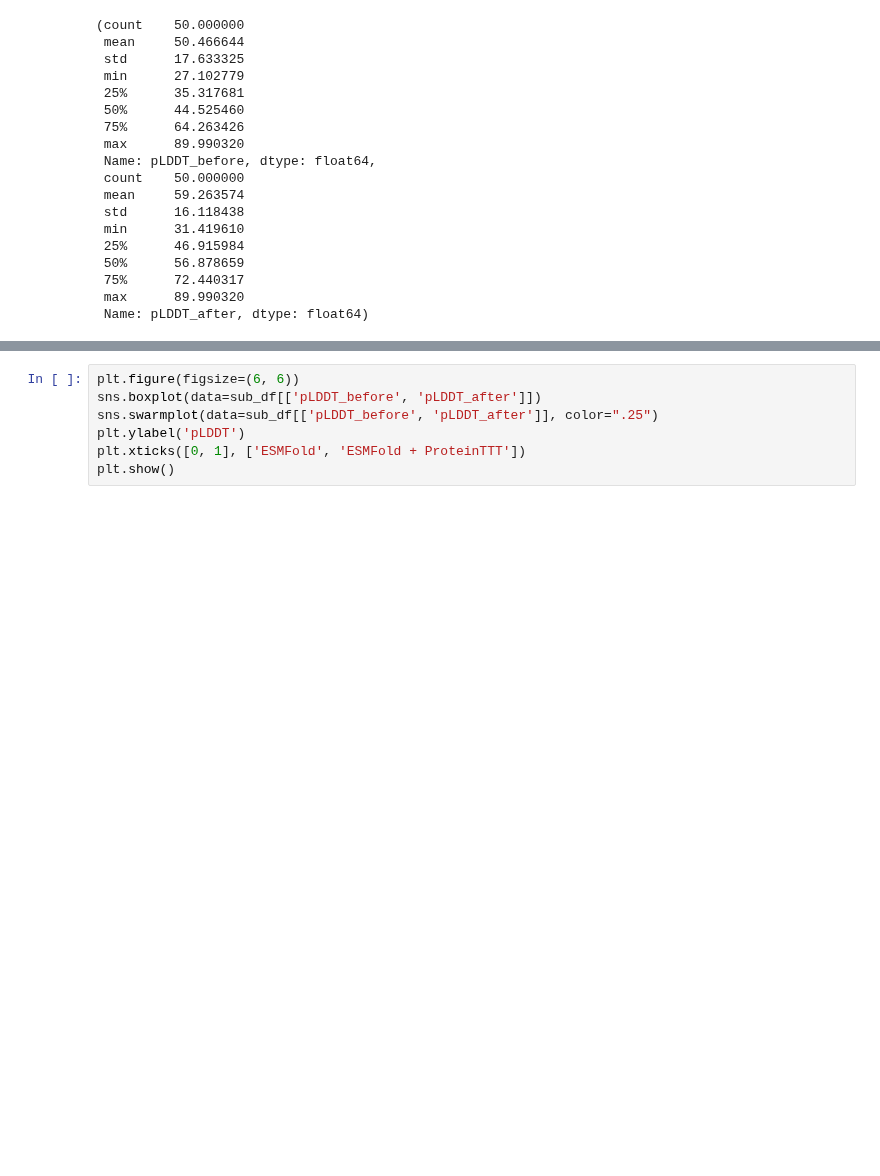
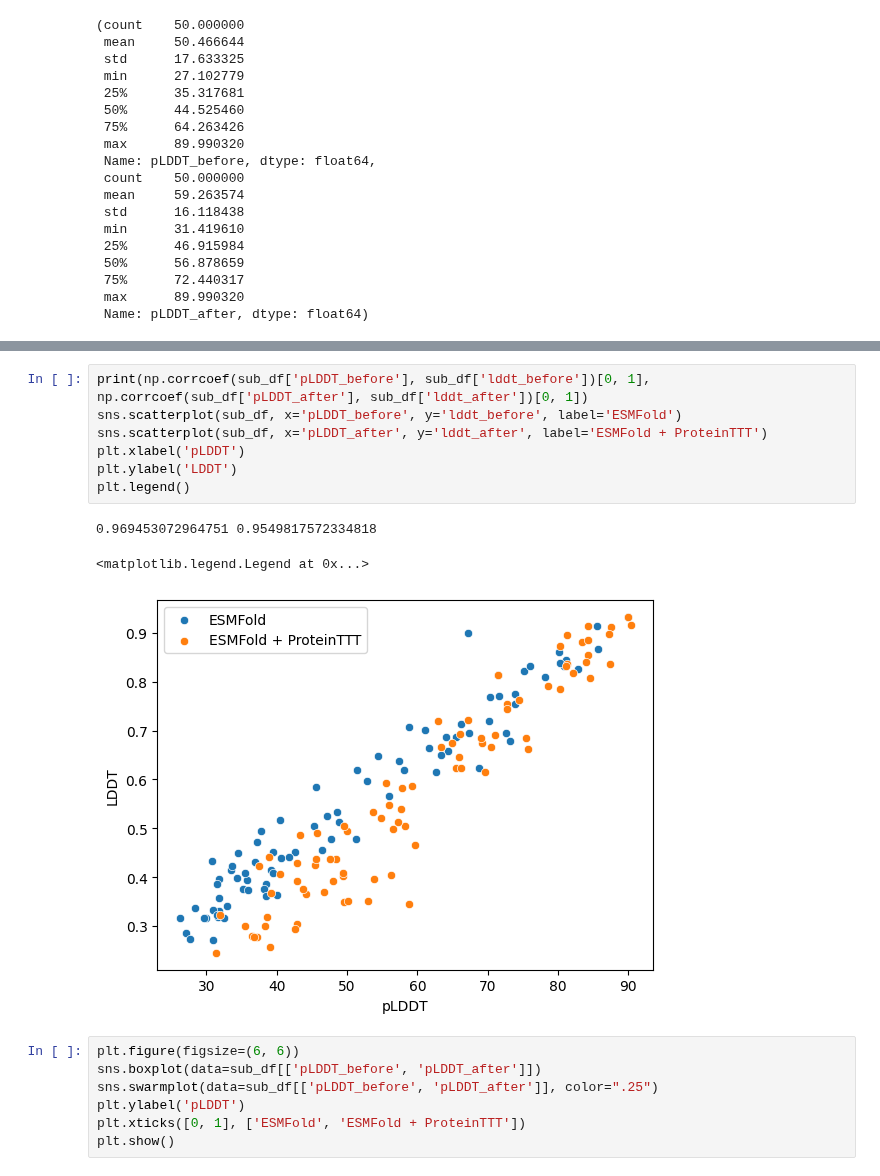
Before and after one commit to pimenol/ProteinTTT, a Jupyter notebook: notebooks/Bfvd.ipynb, the cells around one changed output, grey strips where cells are left out. Drawn from its saved outputs; the diff is of its cells as text; blank space fills up the shorter version.

```diff
--- a/notebooks/Bfvd.ipynb
+++ b/notebooks/Bfvd.ipynb
@@ -167,3 +231,14 @@ Entries with pLDDT before and after: 85
+# %%
+print(np.corrcoef(sub_df['pLDDT_before'], sub_df['lddt_before'])[0, 1], np.corrcoef(sub_df['pLDDT_after'], sub_df['lddt_after'])[0, 1])
+sns.scatterplot(sub_df, x='pLDDT_before', y='lddt_before', label='ESMFold')
+sns.scatterplot(sub_df, x='pLDDT_after', y='lddt_after', label='ESMFold + ProteinTTT')
+plt.xlabel('pLDDT')
+plt.ylabel('LDDT')
+plt.legend()
+# %% [output]
+0.969453072964751 0.9549817572334818
+<matplotlib.legend.Legend at 0x...>
+[figure, added]
 # %%
 plt.figure(figsize=(6, 6))
 sns.boxplot(data=sub_df[['pLDDT_before', 'pLDDT_after']])
```
Also changed, not shown: parts of 12 cells of this notebook.
